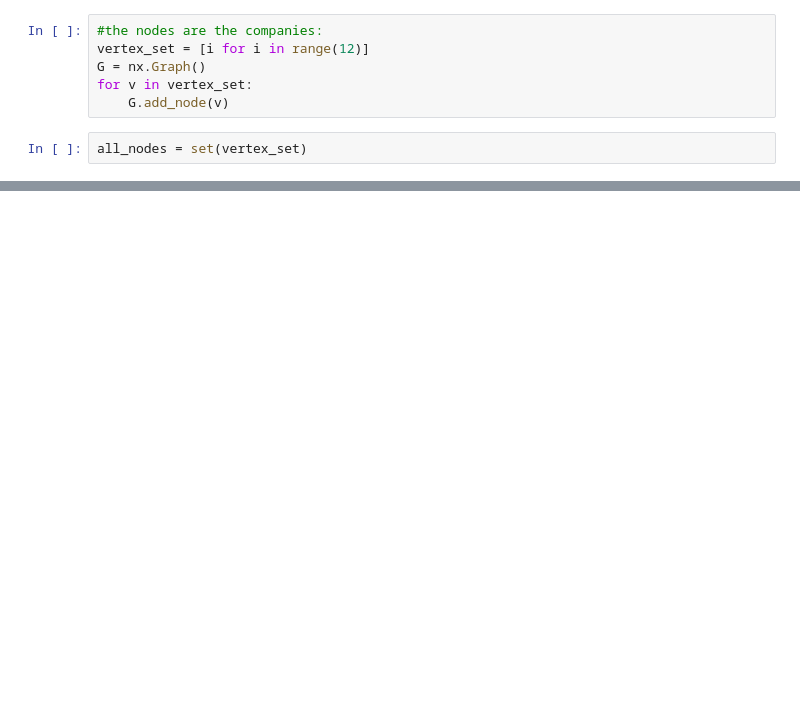
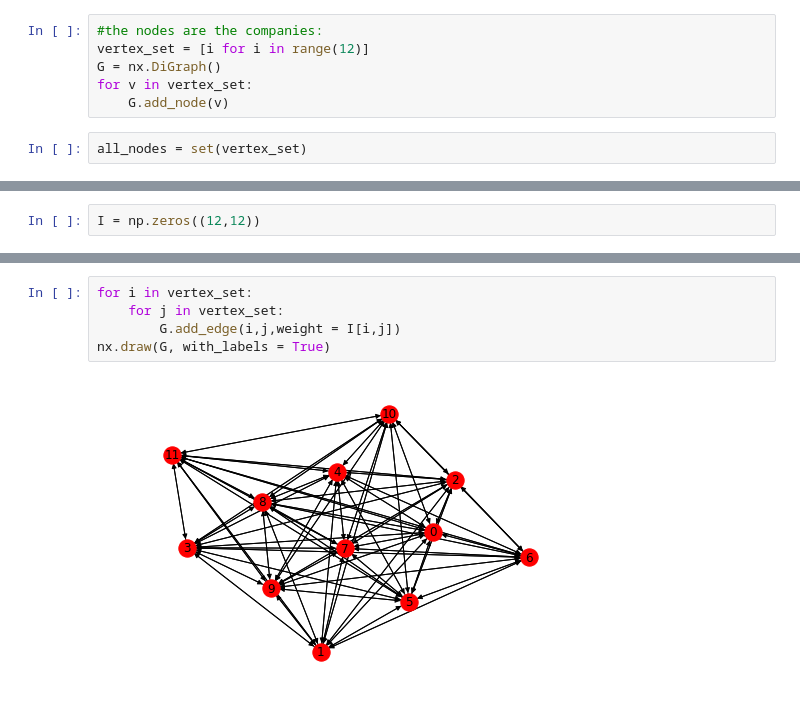
Before and after one commit to valentingarnier/networkAnalytics, a Jupyter notebook: Problem2_finalProject.ipynb, the cells around one changed output, grey strips where cells are left out. Drawn from its saved outputs; the diff is of its cells as text; blank space fills up the shorter version.

```diff
--- a/Problem2_finalProject.ipynb
+++ b/Problem2_finalProject.ipynb
@@ -12,7 +15,7 @@ data = sio.loadmat('Market.mat')['DI']
 # %%
 #the nodes are the companies:
 vertex_set = [i for i in range(12)]
-G = nx.Graph()
+G = nx.DiGraph()
 for v in vertex_set:
     G.add_node(v)
 # %%
@@ -71,0 +23,2 @@ nx.draw(G, with_labels = True)
+# %%
+I = np.zeros((12,12))
@@ -71,0 +108,7 @@ nx.draw(G, with_labels = True)
+# %%
+for i in vertex_set:
+    for j in vertex_set:
+        G.add_edge(i,j,weight = I[i,j])
+nx.draw(G, with_labels = True)
+# %% [output]
+[figure, added]
```
Also changed, not shown: parts of 8 cells of this notebook.
